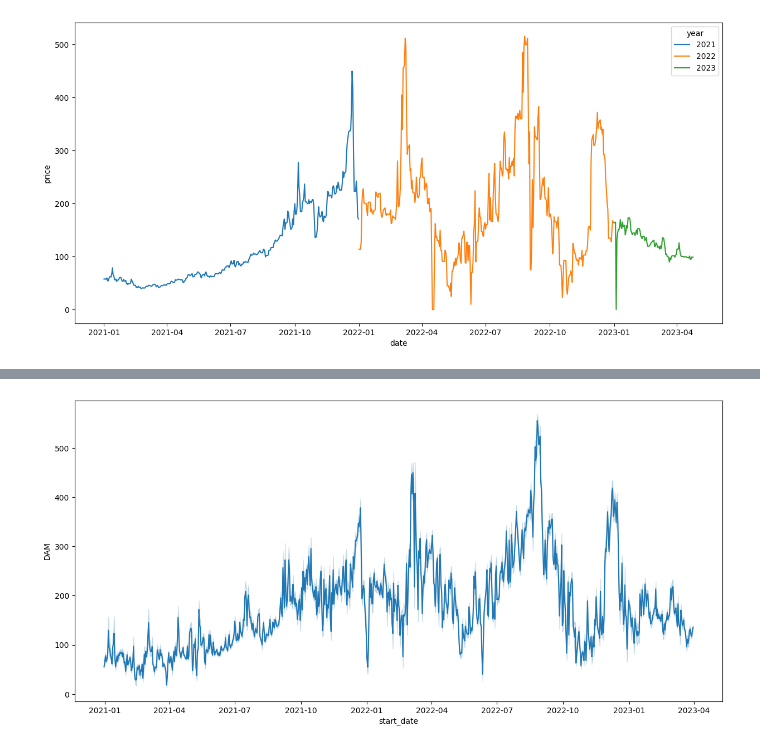
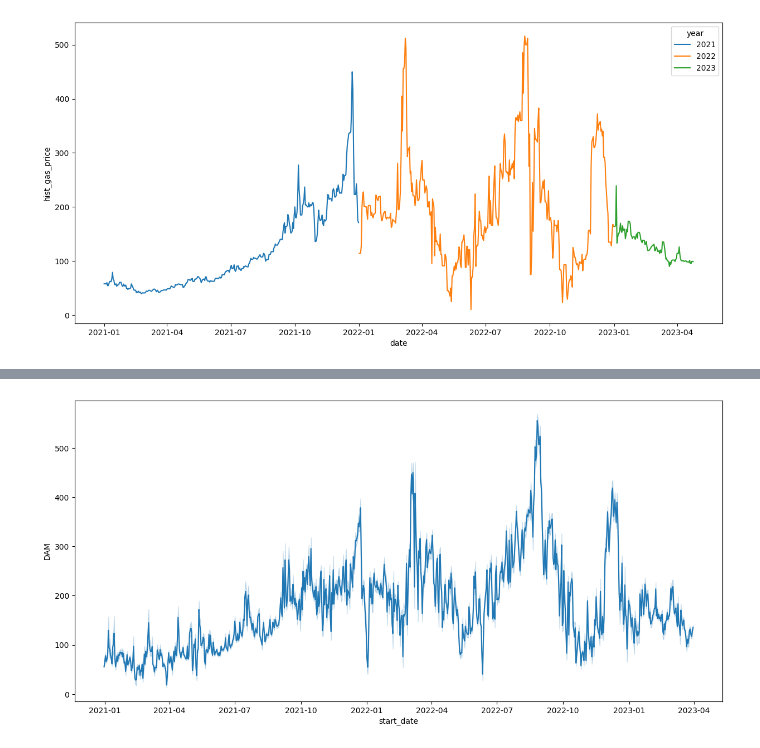
Before and after one commit to varunthefalcon/QUB_Energia_2, a Jupyter notebook: Analython 3.ipynb, the cells around one changed output, grey strips where cells are left out. Saved outputs shown, nothing was run; the diff lists cells and outputs as text; code cells hidden in the pictures.

```diff
--- a/Analython 3.ipynb
+++ b/Analython 3.ipynb
@@ -94,7 +101,13 @@ historic_gas_price = historic_gas_price.rename(columns= {'Date': 'date','Gas Pri
 historic_gas_price['year'] = historic_gas_price['date'].apply(getYear)
 historic_gas_price = convert_dtypes(historic_gas_price, ['date'], 'date')
 historic_gas_price.boxplot()
-historic_gas_price = historic_gas_price[historic_gas_price['hist_gas_price'] > 10]
 
-# historic_gas_price.sort_values(by="hist_gas_price")
+temp_historic_gas_price = historic_gas_price.copy()
+temp_historic_gas_price['rolling_hist_gas_price'] = historic_gas_price['hist_gas_price'].rolling(30).mean()
+
+indexes = historic_gas_price[historic_gas_price['hist_gas_price'] < 10].index.to_list()
+historic_gas_price.loc[indexes, 'hist_gas_price'] = temp_historic_gas_price.loc[indexes, 'rolling_hist_gas_price'].values
+
+
+historic_gas_price.shape
 # %% [output]
@@ -257,9 +279,9 @@ market
 # %%
 plt.figure(figsize=[15,7])
-sns.lineplot(data=historic_gas_price, x='date', y='price', hue='year');
+sns.lineplot(data=historic_gas_price, x='date', y='hist_gas_price', hue='year');
 plt.show()
 # %% [output]
-[figure, old version]
+[figure, new version]
 # %%
 plt.figure(figsize=[15,7])
 sns.lineplot(data=market, x='start_date', y='DAM', hue='year', palette=['orange','red', 'green', 'blue']);
```
Also changed, not shown: parts of 48 cells of this notebook, 2 other files.
